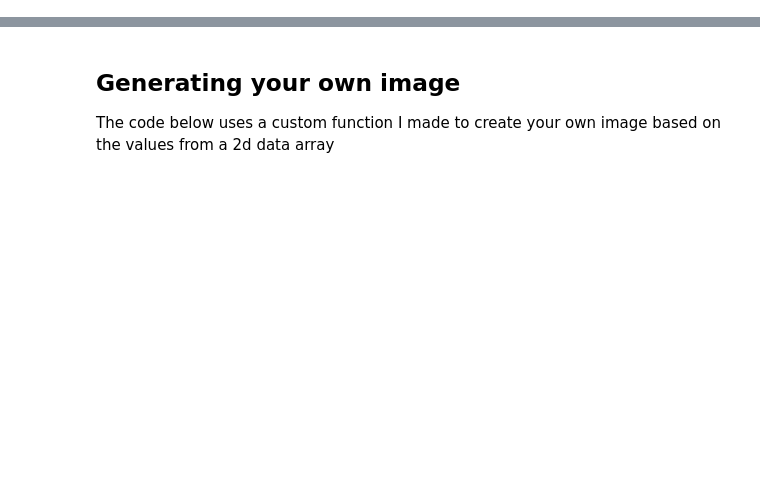
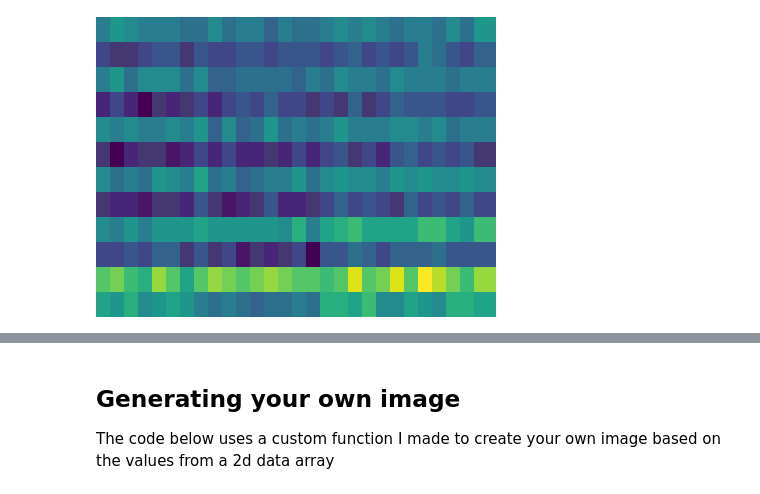
Before and after one commit to jorgejc2/MusicClassification, a Jupyter notebook: milestone1_code.ipynb, the cells around one changed output, grey strips where cells are left out. Saved outputs shown, nothing was run; the diff lists cells and outputs as text; code cells hidden in the pictures; blank space fills up the shorter version.

```diff
--- a/milestone1_code.ipynb
+++ b/milestone1_code.ipynb
@@ -193,0 +225,5 @@ plt.colorbar(format="%+2.f dB")
+# %%
+mfcc_image.show() # use this for a more detailed breakdown of the image
+display(mfcc_image)
+# %% [output]
+[figure, added]
```
Also changed, not shown: parts of 22 cells of this notebook, 6 other files.
